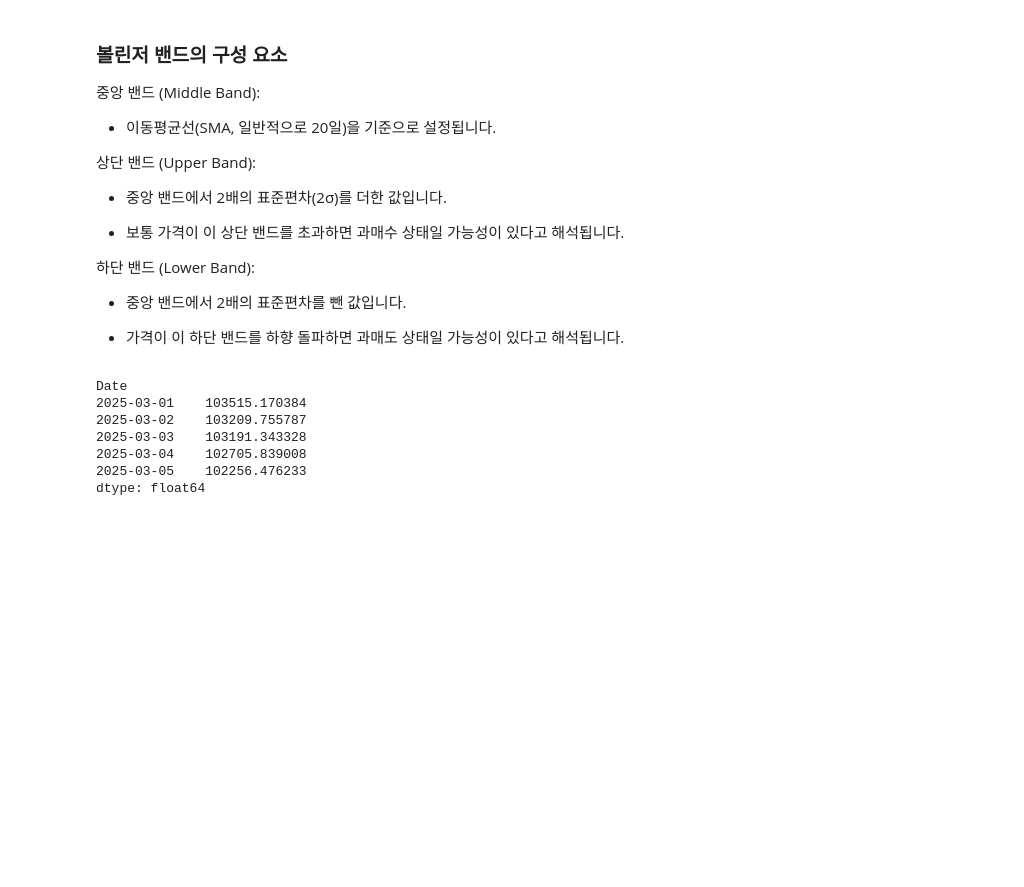
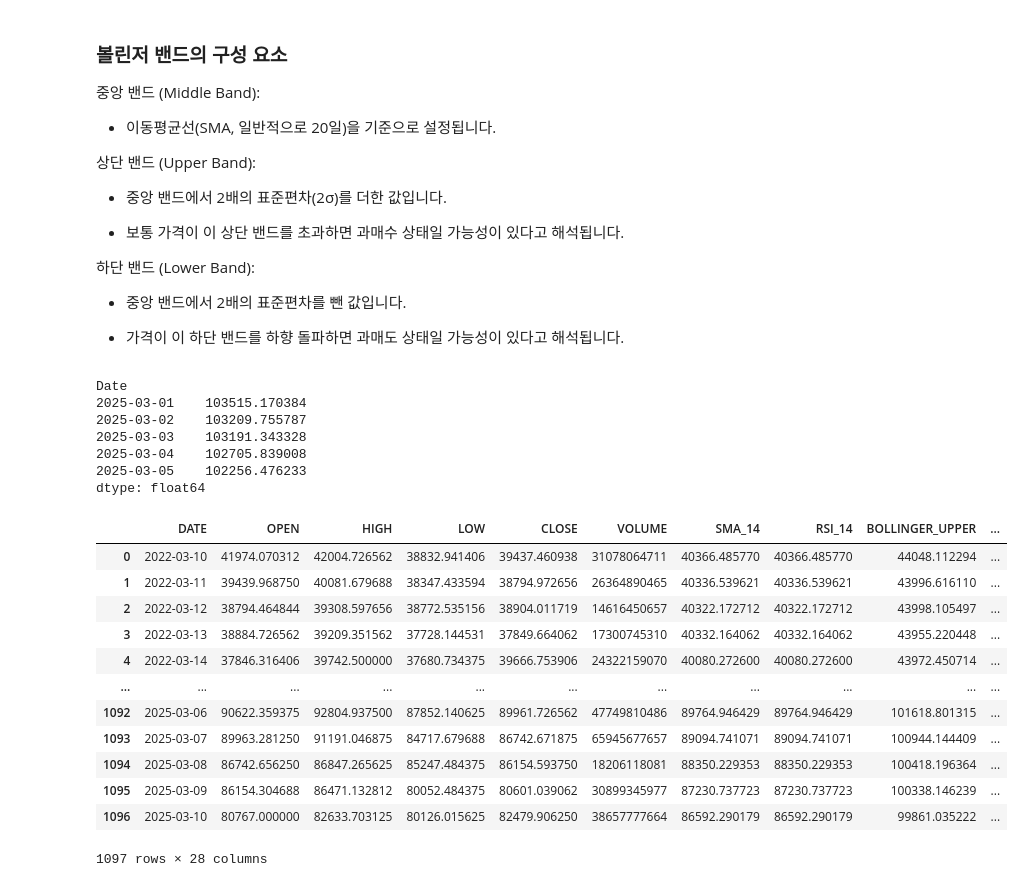
Before and after one commit to roy-jeong1116/btc-auto-trader, a Jupyter notebook: data.ipynb, the cells around one changed output. Saved outputs shown, nothing was run; the diff lists cells and outputs as text; code cells hidden in the pictures; blank space fills up the shorter version.

```diff
--- a/data.ipynb
+++ b/data.ipynb
@@ -263,3 +272,24 @@ fig.show()
 
 # 그래프를 이미지로 저장
 fig.write_image("resources/bitcoin_price_with_bollinger_bands.png", width=800, height=400, scale=2)
+# %%
+import pandas as pd
+
+df = pd.read_csv('long_term_data.csv')
+df = pd.DataFrame(df)
+
+df
+# %% [output]
+|  | DATE | OPEN | HIGH | LOW | CLOSE | VOLUME | SMA_14 | RSI_14 | BOLLINGER_UPPER | ... |
+| 0 | 2022-03-10 | 41974.070312 | 42004.726562 | 38832.941406 | 39437.460938 | 31078064711 | 40366.485770 | 40366.485770 | 44048.112294 | ... |
+| 1 | 2022-03-11 | 39439.968750 | 40081.679688 | 38347.433594 | 38794.972656 | 26364890465 | 40336.539621 | 40336.539621 | 43996.616110 | ... |
+| 2 | 2022-03-12 | 38794.464844 | 39308.597656 | 38772.535156 | 38904.011719 | 14616450657 | 40322.172712 | 40322.172712 | 43998.105497 | ... |
+| 3 | 2022-03-13 | 38884.726562 | 39209.351562 | 37728.144531 | 37849.664062 | 17300745310 | 40332.164062 | 40332.164062 | 43955.220448 | ... |
+| 4 | 2022-03-14 | 37846.316406 | 39742.500000 | 37680.734375 | 39666.753906 | 24322159070 | 40080.272600 | 40080.272600 | 43972.450714 | ... |
+| ... | ... | ... | ... | ... | ... | ... | ... | ... | ... | ... |
+| 1092 | 2025-03-06 | 90622.359375 | 92804.937500 | 87852.140625 | 89961.726562 | 47749810486 | 89764.946429 | 89764.946429 | 101618.801315 | ... |
+| 1093 | 2025-03-07 | 89963.281250 | 91191.046875 | 84717.679688 | 86742.671875 | 65945677657 | 89094.741071 | 89094.741071 | 100944.144409 | ... |
+| 1094 | 2025-03-08 | 86742.656250 | 86847.265625 | 85247.484375 | 86154.593750 | 18206118081 | 88350.229353 | 88350.229353 | 100418.196364 | ... |
+| 1095 | 2025-03-09 | 86154.304688 | 86471.132812 | 80052.484375 | 80601.039062 | 30899345977 | 87230.737723 | 87230.737723 | 100338.146239 | ... |
+| 1096 | 2025-03-10 | 80767.000000 | 82633.703125 | 80126.015625 | 82479.906250 | 38657777664 | 86592.290179 | 86592.290179 | 99861.035222 | ... |
+1097 rows × 28 columns
```
Also changed, not shown: parts of 16 cells of this notebook, 6 other files.
